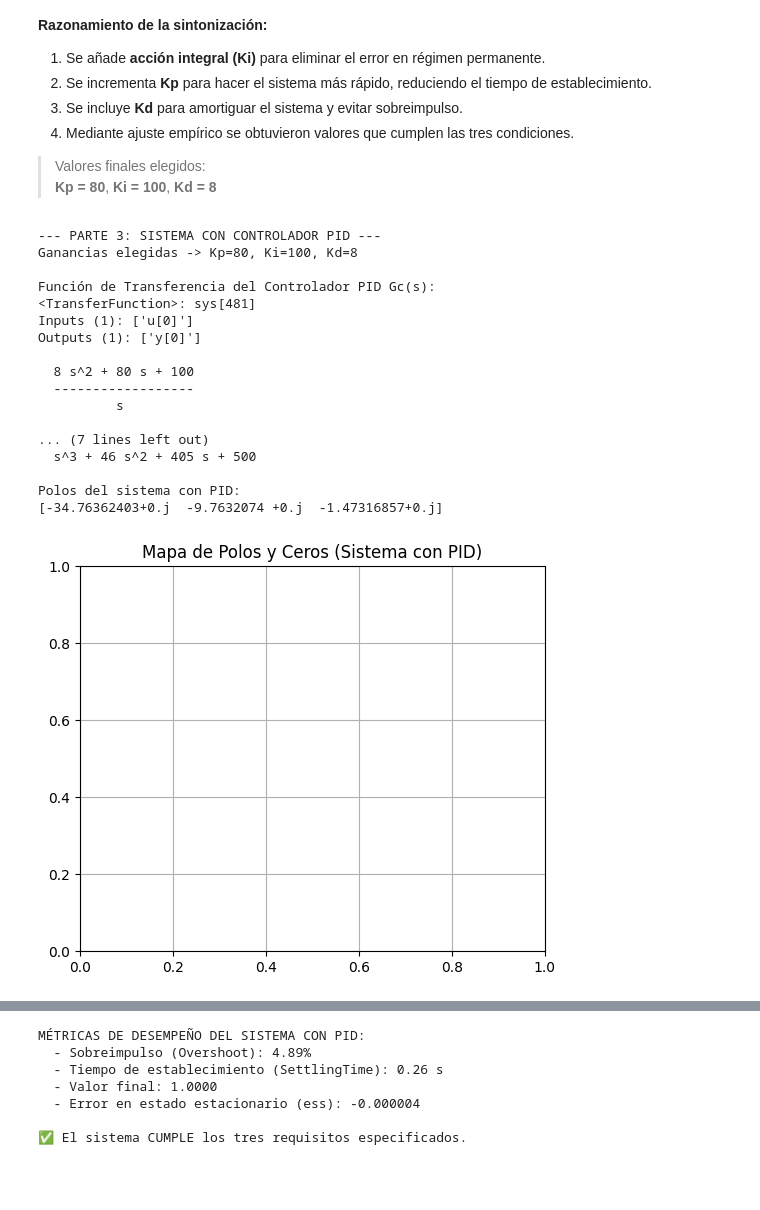
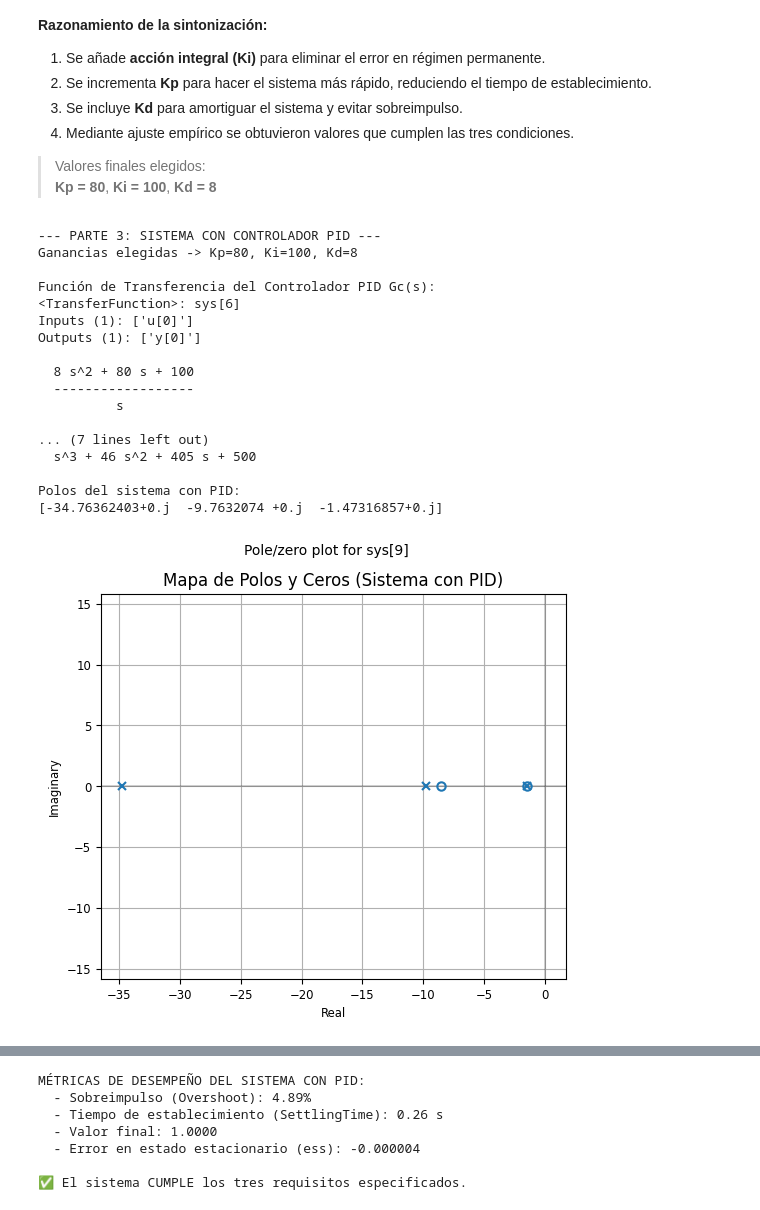
Before and after one commit to Aniel-AF/Control-Clasico, a Jupyter notebook: Examenes/E_2_Controlador_PID.ipynb, the cells around one changed output, grey strips where cells are left out. Saved outputs shown, nothing was run; the diff lists cells and outputs as text; code cells hidden in the pictures; blank space fills up the shorter version.

```diff
--- a/Examenes/E_2_Controlador_PID.ipynb
+++ b/Examenes/E_2_Controlador_PID.ipynb
@@ -201,16 +201,19 @@ polos_PID = ct.poles(sistema_PID)
 print("\nPolos del sistema con PID:")
 print(polos_PID)
 
-# 5. Graficar mapa de polos y ceros
+# 5. Graficar mapa de polos y ceros (CORREGIDO)
 plt.figure(figsize=(6, 5))
-ct.pole_zero_map(sistema_PID)
+ct.pole_zero_plot(sistema_PID)  # Usar pole_zero_plot en lugar de pole_zero_map
 plt.title("Mapa de Polos y Ceros (Sistema con PID)")
 plt.grid(True)
-plt.show()
+plt.show()  # MOSTRAR inmediatamente después de crear
 
 # 6. Graficar comparación de respuestas (5 segundos)
 T = np.linspace(0, 5, 501)
 t_PID, y_PID = ct.step_response(sistema_PID, T=T)
+
+# Necesitamos regenerar la respuesta del sistema base para comparar
+t_base, y_base = ct.step_response(ct.feedback(Gp, 1), T=T)
 
 plt.figure(figsize=(10, 6))
 plt.plot(t_base, y_base, label="Sistema Base (sin PID)")
@@ -221,7 +224,7 @@ plt.xlabel("Tiempo (s)")
 plt.ylabel("Amplitud")
 plt.legend()
 plt.grid(True)
-plt.show()
+plt.show()  # MOSTRAR el segundo gráfico
 
 # 7. Calcular métricas de desempeño finales
 print("\nMÉTRICAS DE DESEMPEÑO DEL SISTEMA CON PID:")
@@ -229,35 +232,35 @@ info_PID = ct.step_info(sistema_PID)
 valor_final_PID = y_PID[-1]
 error_ss_PID = 1 - valor_final_PID
 
 print(f"  - Sobreimpulso (Overshoot): {info_PID.get('Overshoot', 0):.2f}%")
 print(f"  - Tiempo de establecimiento (SettlingTime): {info_PID.get('SettlingTime', 0):.2f} s")
 print(f"  - Valor final: {valor_final_PID:.4f}")
 print(f"  - Error en estado estacionario (ess): {error_ss_PID:.6f}")
 
 # 8. Comprobación de requisitos
 if error_ss_PID < 1e-3 and info_PID.get('Overshoot', 100) < 5 and info_PID.get('SettlingTime', 10) < 1:
     print("\n✅ El sistema CUMPLE los tres requisitos especificados.")
 else:
     print("\n⚠️  El sistema NO cumple completamente con los requisitos; ajustar ganancias.")
 # %% [output]
 --- PARTE 3: SISTEMA CON CONTROLADOR PID ---
 Ganancias elegidas -> Kp=80, Ki=100, Kd=8
 
 Función de Transferencia del Controlador PID Gc(s):
-<TransferFunction>: sys[481]
+<TransferFunction>: sys[6]
 Inputs (1): ['u[0]']
 Outputs (1): ['y[0]']
 
   8 s^2 + 80 s + 100
   ------------------
           s
 
 ... (7 lines left out)
   s^3 + 46 s^2 + 405 s + 500
 
 Polos del sistema con PID:
 [-34.76362403+0.j  -9.7632074 +0.j  -1.47316857+0.j]
-[figure, old version]
+[figure, new version]
 [figure]
 MÉTRICAS DE DESEMPEÑO DEL SISTEMA CON PID:
   - Sobreimpulso (Overshoot): 4.89%
```
Also changed, not shown: parts of 1 cell of this notebook.
